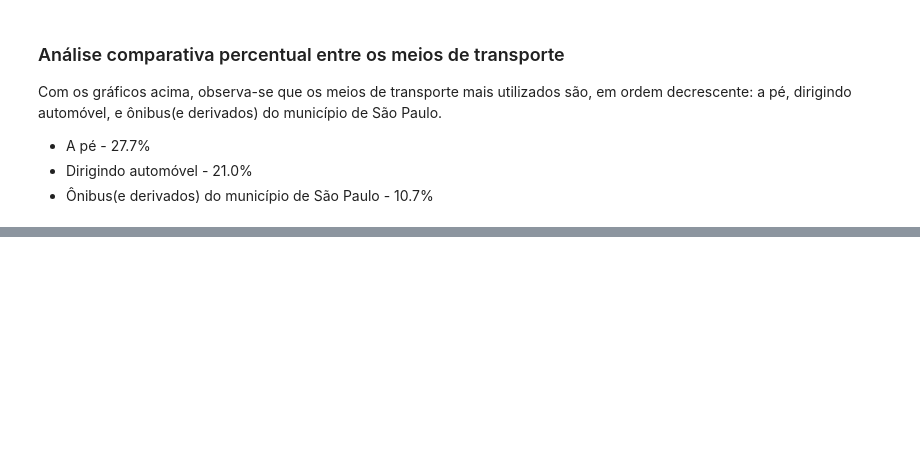
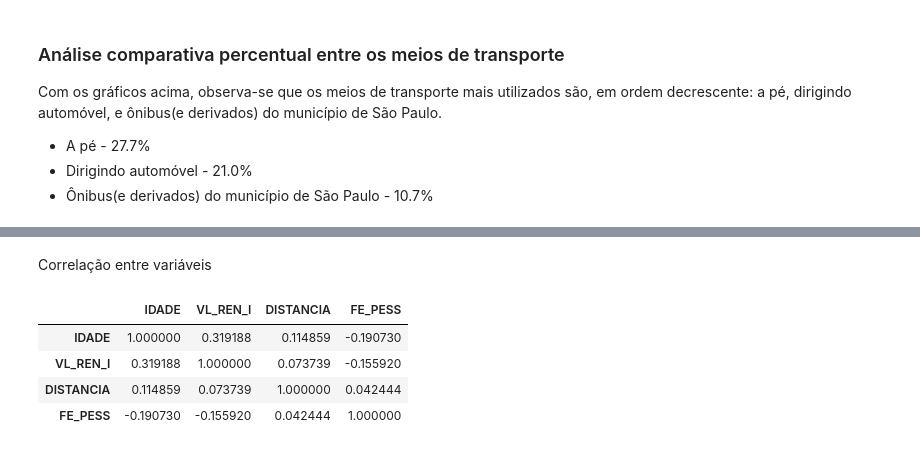
Before and after one commit to gustavo-rmontes/TCC, a Jupyter notebook: analysis_scripts/od_23-analysis.ipynb, the cells around one changed output, grey strips where cells are left out. Saved outputs shown, nothing was run; the diff lists cells and outputs as text; code cells hidden in the pictures; blank space fills up the shorter version.

```diff
--- a/analysis_scripts/od_23-analysis.ipynb
+++ b/analysis_scripts/od_23-analysis.ipynb
@@ -80,0 +96,10 @@ Com os gráficos acima, observa-se que os meios de transporte mais utilizados s
+# %% [markdown]
+Correlação entre variáveis
+# %%
+df[['IDADE', 'VL_REN_I', 'DISTANCIA', 'FE_PESS']].corr(method='pearson')
+# %% [output]
+|  | IDADE | VL_REN_I | DISTANCIA | FE_PESS |
+| IDADE | 1.000000 | 0.319188 | 0.114859 | -0.190730 |
+| VL_REN_I | 0.319188 | 1.000000 | 0.073739 | -0.155920 |
+| DISTANCIA | 0.114859 | 0.073739 | 1.000000 | 0.042444 |
+| FE_PESS | -0.190730 | -0.155920 | 0.042444 | 1.000000 |
```
Also changed, not shown: parts of 5 cells of this notebook, 1 other file.
